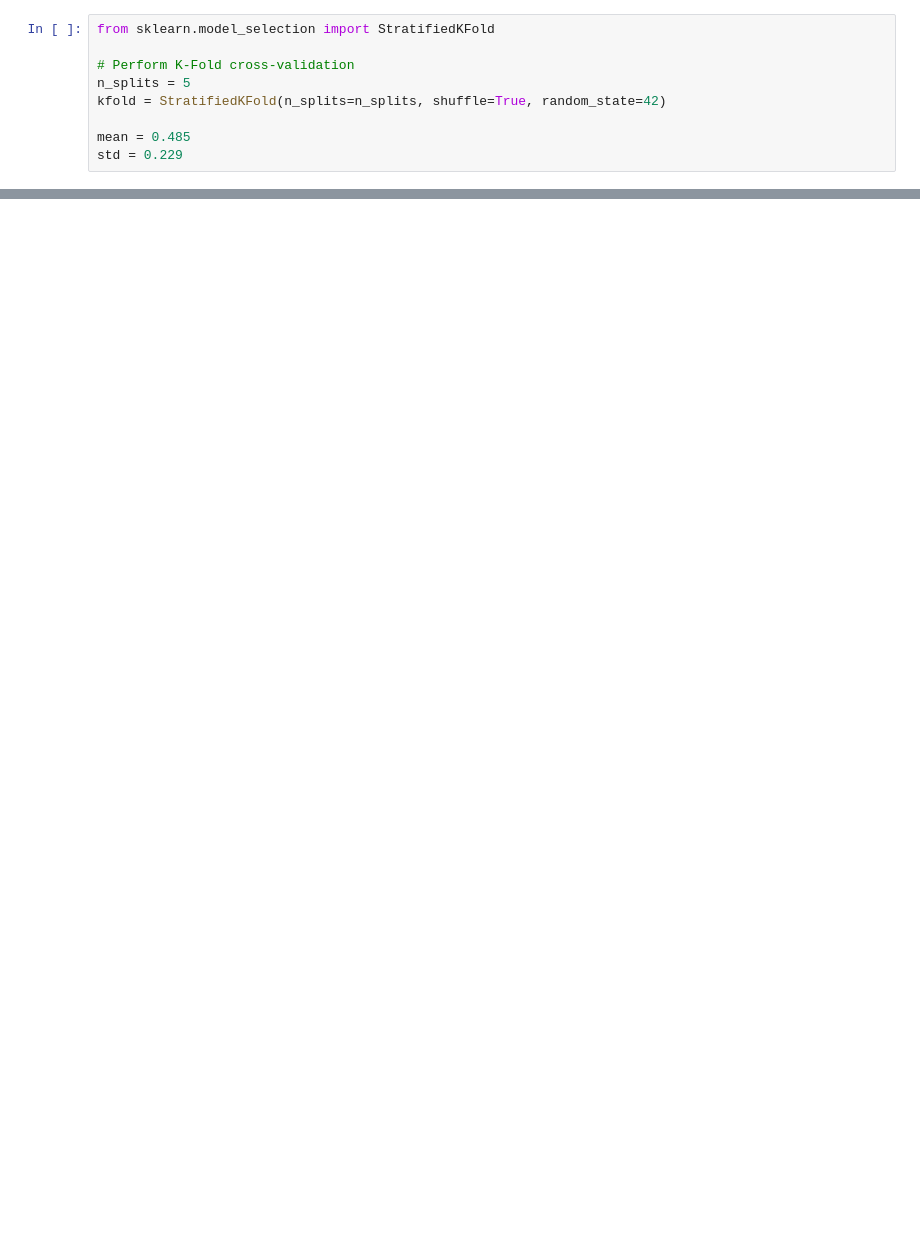
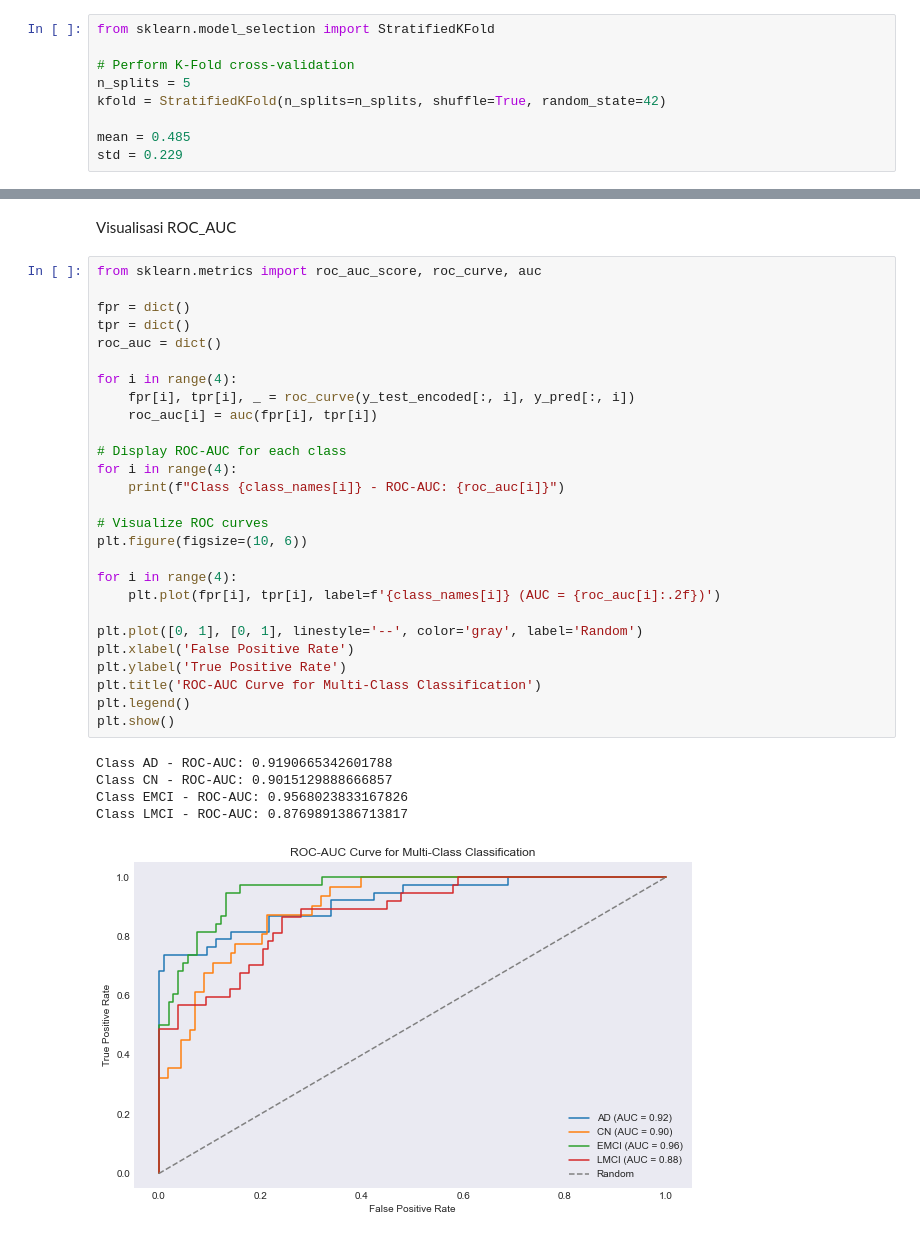
Before and after one commit to fauziahreza/Alzheimer-Classification-with-CNN-SVM, a Jupyter notebook: Notebook/Skenario/Skenario2_CNN_ResNet50.ipynb, the cells around one changed output, grey strips where cells are left out. Saved outputs shown, nothing was run; the diff lists cells and outputs as text; blank space fills up the shorter version.

```diff
--- a/Notebook/Skenario/Skenario2_CNN_ResNet50.ipynb
+++ b/Notebook/Skenario/Skenario2_CNN_ResNet50.ipynb
@@ -176,0 +359,35 @@ Mean Accuracy:  0.7111111044883728
+# %% [markdown]
+Visualisasi ROC_AUC
+# %%
+from sklearn.metrics import roc_auc_score, roc_curve, auc
+
+fpr = dict()
+tpr = dict()
+roc_auc = dict()
+
+for i in range(4):
+    fpr[i], tpr[i], _ = roc_curve(y_test_encoded[:, i], y_pred[:, i])
+    roc_auc[i] = auc(fpr[i], tpr[i])
+
+# Display ROC-AUC for each class
+for i in range(4):
+    print(f"Class {class_names[i]} - ROC-AUC: {roc_auc[i]}")
+
+# Visualize ROC curves
+plt.figure(figsize=(10, 6))
+
+for i in range(4):
+    plt.plot(fpr[i], tpr[i], label=f'{class_names[i]} (AUC = {roc_auc[i]:.2f})')
+
+plt.plot([0, 1], [0, 1], linestyle='--', color='gray', label='Random')
+plt.xlabel('False Positive Rate')
+plt.ylabel('True Positive Rate')
+plt.title('ROC-AUC Curve for Multi-Class Classification')
+plt.legend()
+plt.show()
+# %% [output]
+Class AD - ROC-AUC: 0.9190665342601788
+Class CN - ROC-AUC: 0.9015129888666857
+Class EMCI - ROC-AUC: 0.9568023833167826
+Class LMCI - ROC-AUC: 0.8769891386713817
+[figure, added]
```
Also changed, not shown: parts of 29 cells of this notebook, 2 other files.
